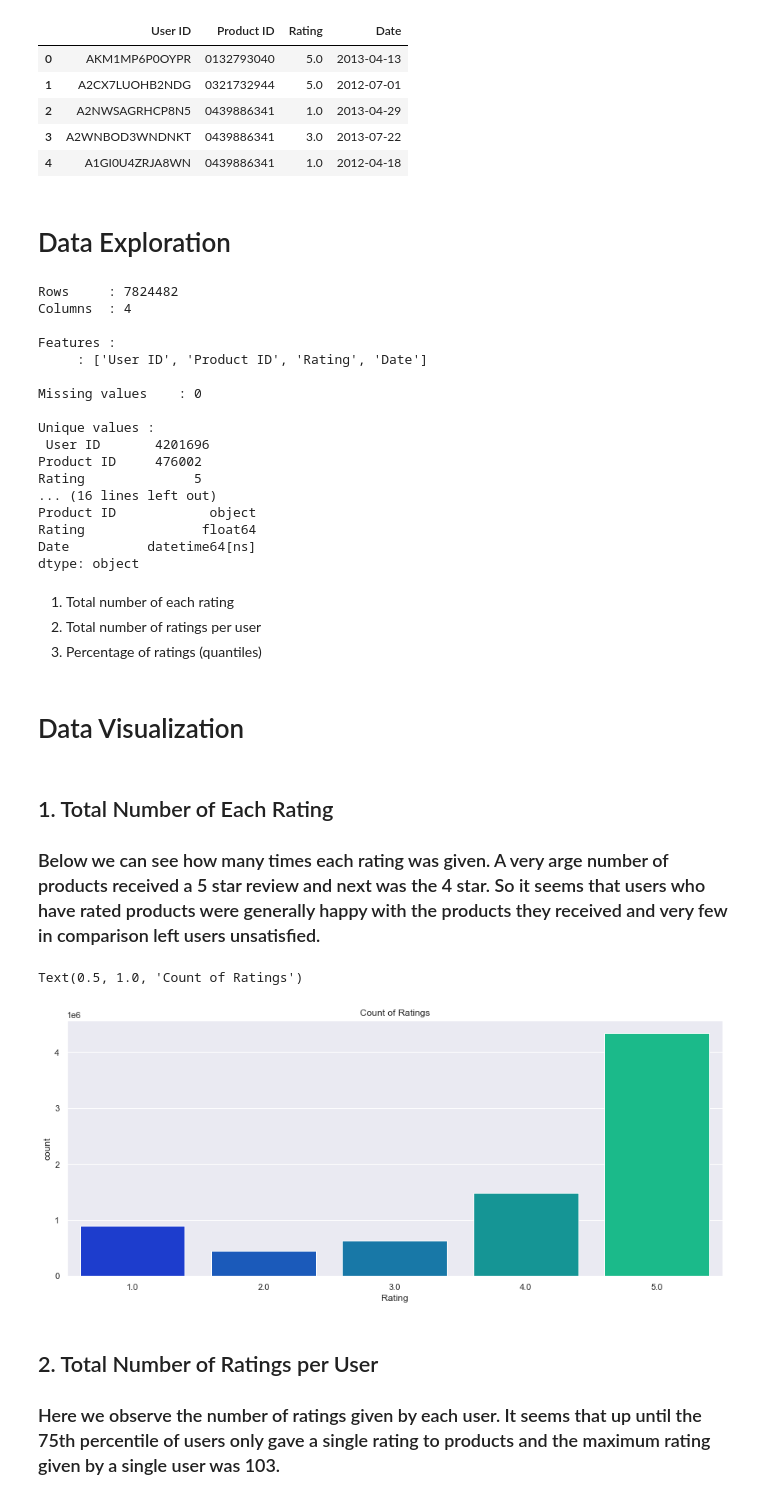
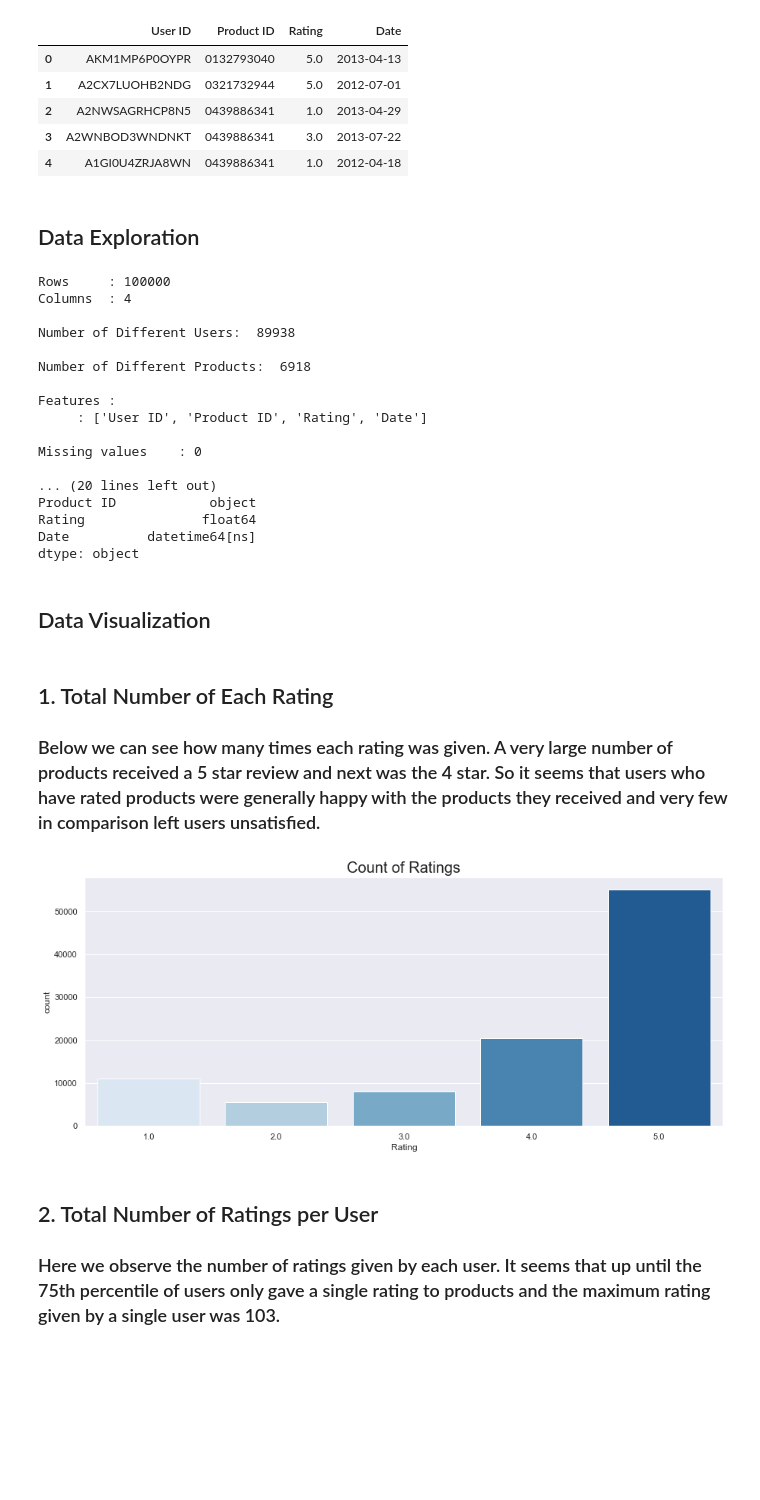
Before and after one commit to Shaheerairaj/Amazon-Product-Recommendation-System, a Jupyter notebook: Amazon Project/Amazon Project.ipynb, the cells around one changed output. Cells and saved outputs as stored; diff of their text form; code cells hidden in the pictures; blank space fills up the shorter version.

```diff
--- a/Amazon Project/Amazon Project.ipynb
+++ b/Amazon Project/Amazon Project.ipynb
@@ -21,7 +31,7 @@ sns.set_theme()
 # %%
 #Importing Data
 
-df = pd.read_csv('Datasets/Amazon Reviews.csv', names = ['User ID','Product ID','Rating','Time Stamp'])
+df = pd.read_csv('Datasets/Amazon Reviews.csv', names = ['User ID','Product ID','Rating','Time Stamp'], nrows = 100000)
 df['Time Stamp'] = df['Time Stamp'].apply(lambda x:datetime.fromtimestamp(x))
 df = df.rename(columns={'Time Stamp':'Date'})
 df.head()
@@ -51,10 +61,12 @@ df.head()
 | 3 | A2WNBOD3WNDNKT | 0439886341 | 3.0 | 2013-07-22 |
 | 4 | A1GI0U4ZRJA8WN | 0439886341 | 1.0 | 2012-04-18 |
 # %% [markdown]
-# Data Exploration
+## Data Exploration
 # %%
 print('Rows     :',df.shape[0])
 print('Columns  :',df.shape[1])
+print('\nNumber of Different Users: ', df['User ID'].nunique())
+print('\nNumber of Different Products: ', df['Product ID'].nunique())
 print('\nFeatures :\n     :',df.columns.tolist())
 print('\nMissing values    :',df.isnull().values.sum())
 print('\nUnique values :\n',df.nunique())
@@ -62,40 +74,35 @@ print('\nMissing values in columns:\n',df.isnull().sum())
 print('\nDuplicated rows: \n',df.duplicated().value_counts())
 print('\nData Types of each column: \n', df.dtypes)
 # %% [output]
-Rows     : 7824482
+Rows     : 100000
 Columns  : 4
+
+Number of Different Users:  89938
+
+Number of Different Products:  6918
 
 Features :
      : ['User ID', 'Product ID', 'Rating', 'Date']
 
 Missing values    : 0
 
-Unique values :
- User ID       4201696
-Product ID     476002
-Rating              5
-... (16 lines left out)
+... (20 lines left out)
 Product ID            object
 Rating               float64
 Date          datetime64[ns]
 dtype: object
-# %% [markdown]
-1. Total number of each rating
-2. Total number of ratings per user
-3. Percentage of ratings (quantiles)
 # %% [markdown]
-# Data Visualization
+## Data Visualization
 # %% [markdown]
 ## 1. Total Number of Each Rating
 
-### Below we can see how many times each rating was given. A very arge number of products received a 5 star review and next was the 4 star. So it seems that users who have rated products were generally happy with the products they received and very few in comparison left users unsatisfied.
+### Below we can see how many times each rating was given. A very large number of products received a 5 star review and next was the 4 star. So it seems that users who have rated products were generally happy with the products they received and very few in comparison left users unsatisfied.
 # %%
 plt.figure(figsize=(15,6))
-sns.countplot(data = df, x = 'Rating', palette = 'winter')
-plt.title('Count of Ratings')
+sns.countplot(data = df, x = 'Rating', palette = 'Blues')
+plt.title('Count of Ratings',fontdict={'fontsize':20});
 # %% [output]
-Text(0.5, 1.0, 'Count of Ratings')
-[figure, old version]
+[figure, new version]
 # %% [markdown]
 ## 2. Total Number of Ratings per User
 ### Here we observe the number of ratings given by each user. It seems that up until the 75th percentile of users only gave a single rating to products and the maximum rating given by a single user was 103.
```
Also changed, not shown: parts of 45 cells of this notebook.
